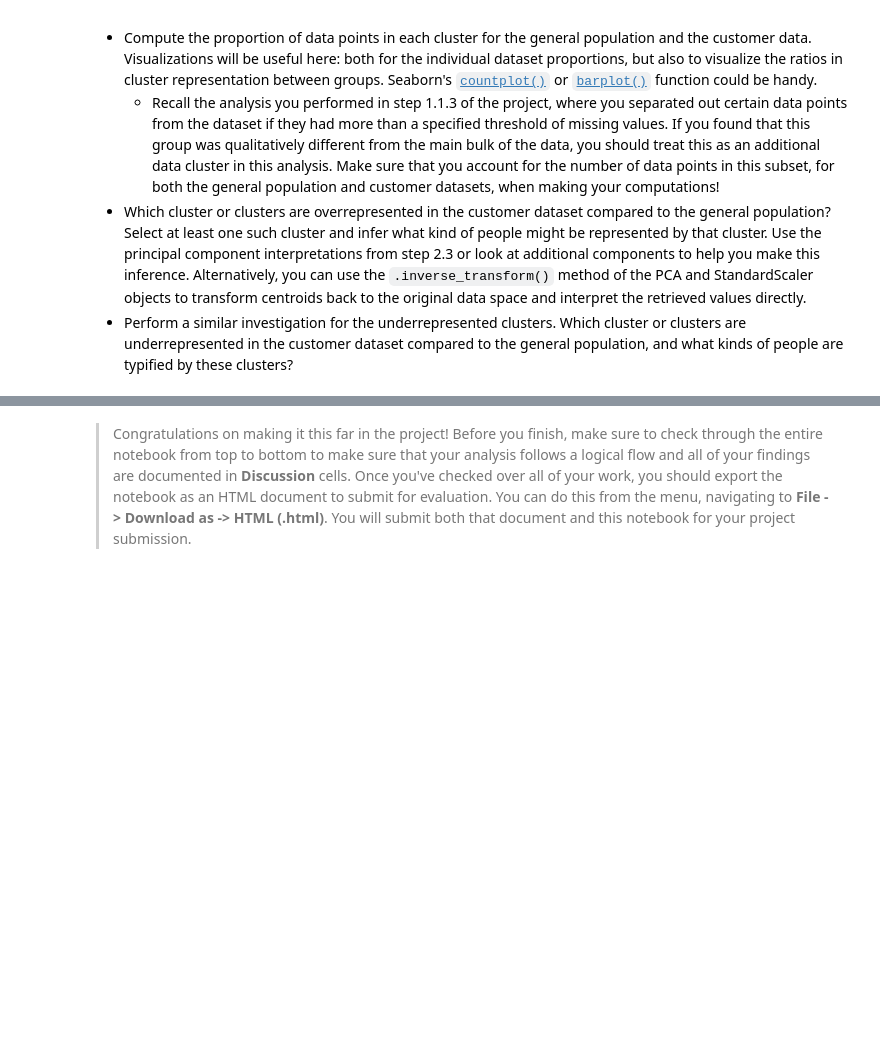
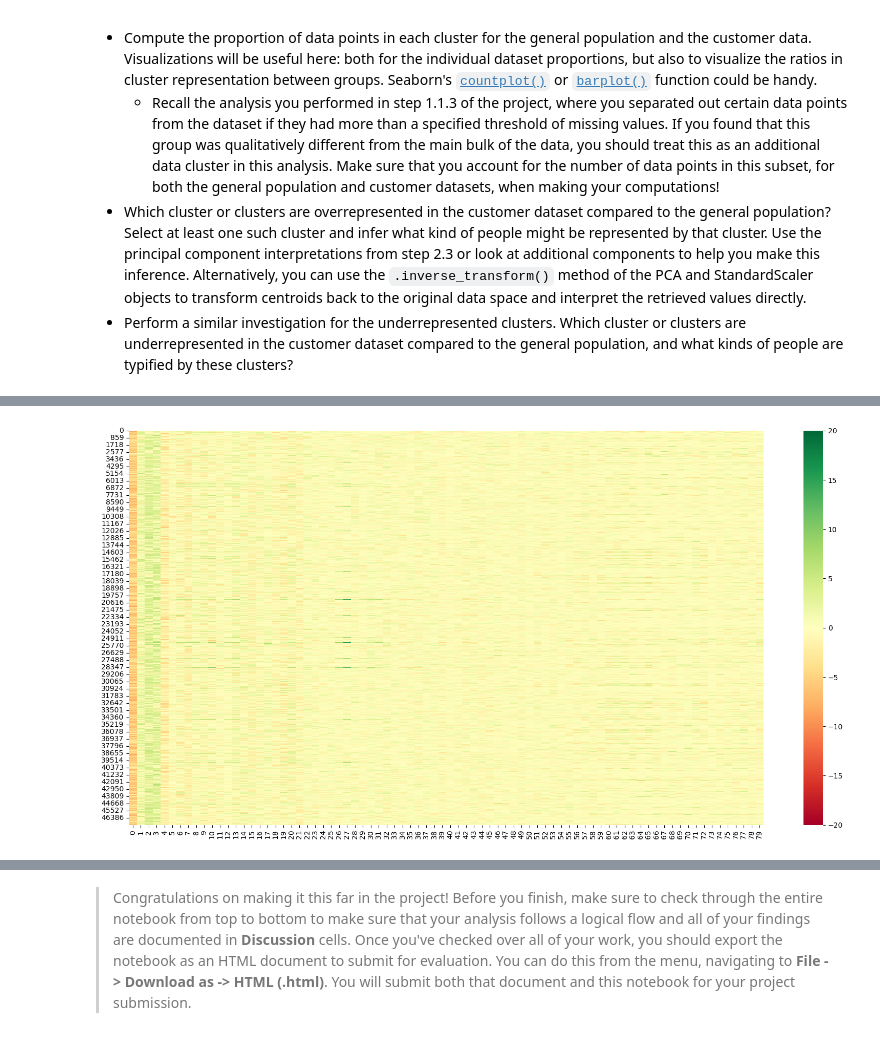
Before and after one commit to charlesbeacham/unsupervised_udacity, a Jupyter notebook: Identify_Customer_Segments.ipynb, the cells around one changed output, grey strips where cells are left out. Cells and saved outputs as stored; diff of their text form; code cells hidden in the pictures; blank space fills up the shorter version.

Commit message:
add heatmap and conclusion

```diff
--- a/Identify_Customer_Segments.ipynb
+++ b/Identify_Customer_Segments.ipynb
@@ -927,3 +927,15 @@ Take a look at the following points in this step:
+# %%
+# get the PCA Array values for just cluster 0 for the over-represented clusters
+indeces = np.where(kmeans_pred_customer == 0)[0]
+cust_cluster_0 = customer_PCA[indeces, :]
 # %%
 # What kinds of people are part of a cluster that is overrepresented in the
 # customer data compared to the general population?
+fig, ax = plt.subplots(figsize=(20,10));
+sns.heatmap(cust_cluster_0,
+            cmap='RdYlGn',
+            vmin=-20,
+            vmax=20,
+            center=0);
+# %% [output]
+[figure, added]
```
Also changed, not shown: parts of 6 cells of this notebook, 1 other file.
